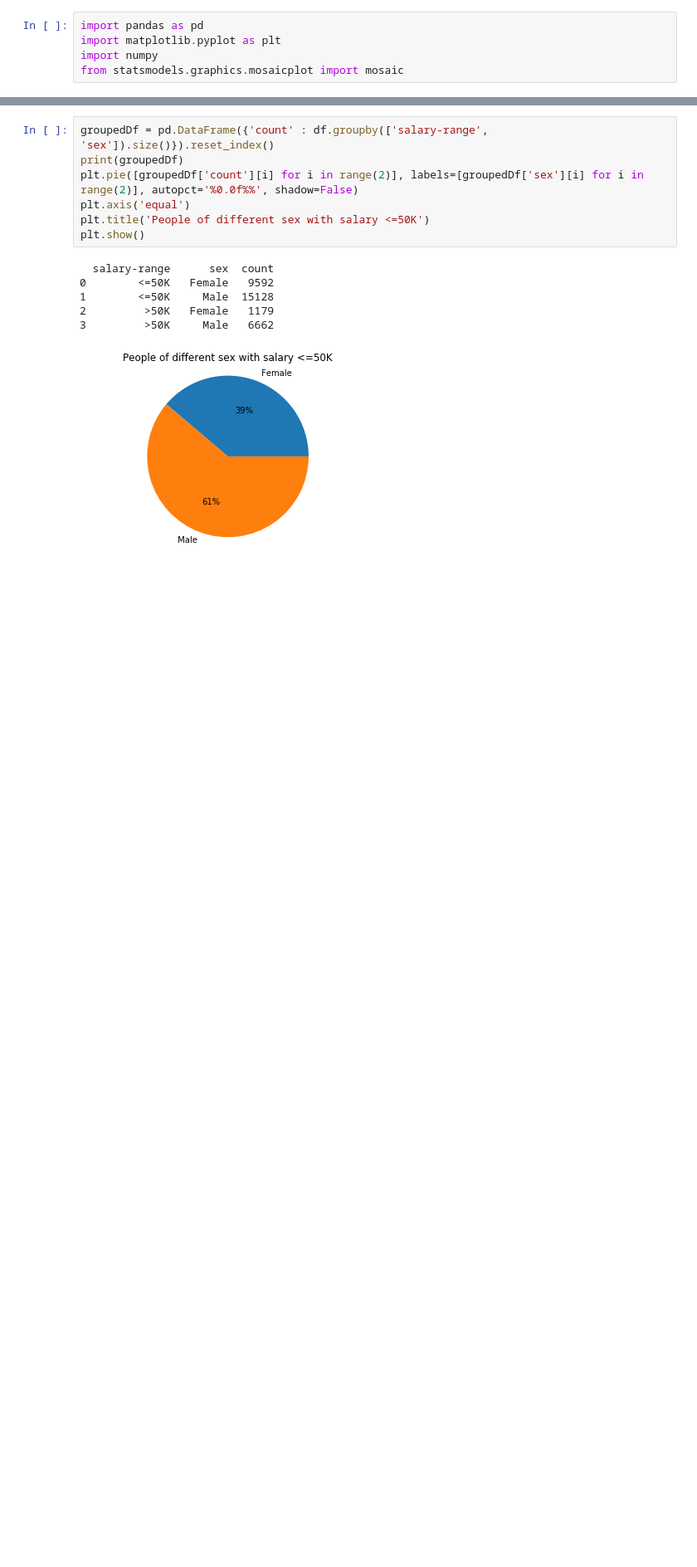
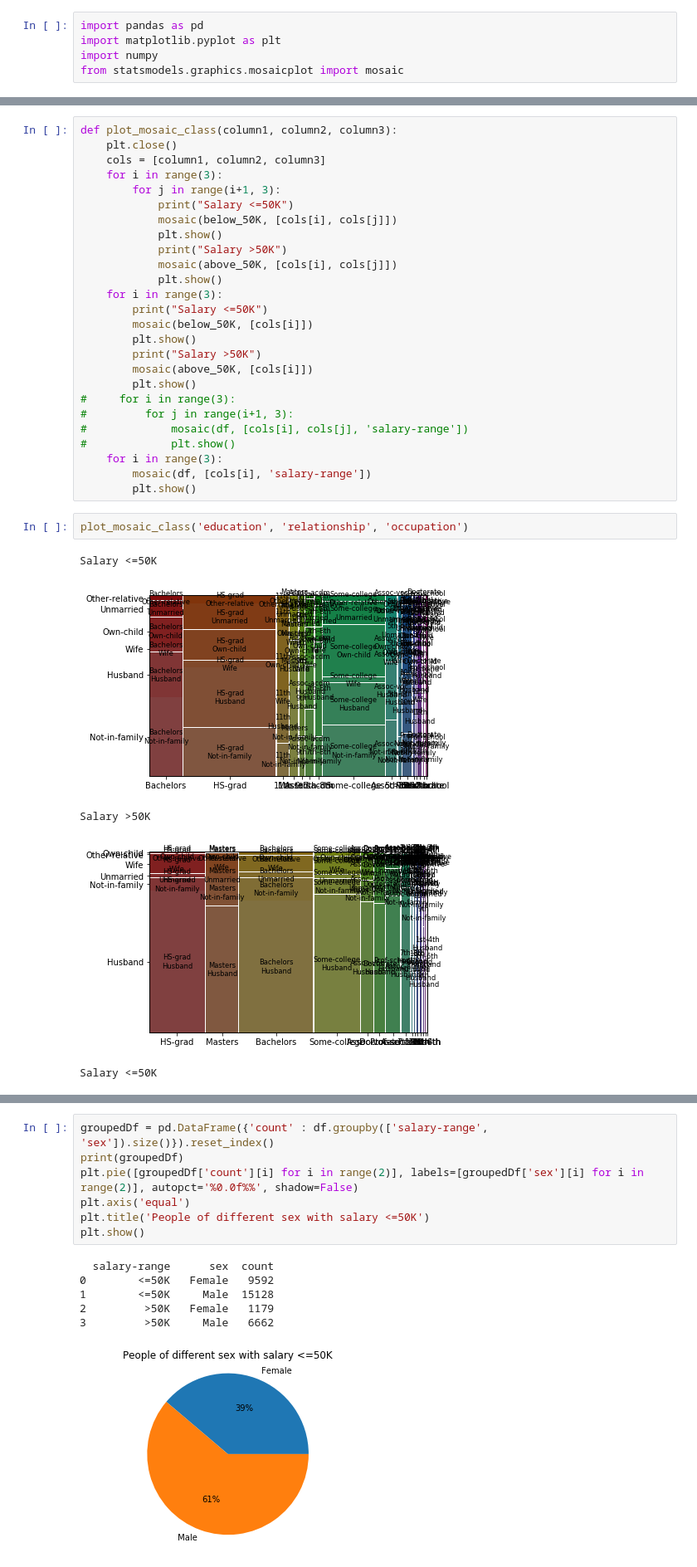
Before and after one commit to iamjagdeesh/Prediction-of-factors-influencing-salary, a Jupyter notebook: individual_attributes_analysis_jagdeesh.ipynb, the cells around one changed output, grey strips where cells are left out. Shown at 83% size. Saved outputs shown, nothing was run; the diff lists cells and outputs as text; blank space fills up the shorter version.

```diff
--- a/individual_attributes_analysis_jagdeesh.ipynb
+++ b/individual_attributes_analysis_jagdeesh.ipynb
@@ -55,0 +121,34 @@ plt.show()
+# %%
+def plot_mosaic_class(column1, column2, column3):
+    plt.close()
+    cols = [column1, column2, column3]
+    for i in range(3):
+        for j in range(i+1, 3):
+            print("Salary <=50K")
+            mosaic(below_50K, [cols[i], cols[j]])
+            plt.show()
+            print("Salary >50K")
+            mosaic(above_50K, [cols[i], cols[j]])
+            plt.show()
+    for i in range(3):
+        print("Salary <=50K")
+        mosaic(below_50K, [cols[i]])
+        plt.show()
+        print("Salary >50K")
+        mosaic(above_50K, [cols[i]])
+        plt.show()
+#     for i in range(3):
+#         for j in range(i+1, 3):
+#             mosaic(df, [cols[i], cols[j], 'salary-range'])
+#             plt.show()
+    for i in range(3):
+        mosaic(df, [cols[i], 'salary-range'])
+        plt.show()
+# %%
+plot_mosaic_class('education', 'relationship', 'occupation')
+# %% [output]
+Salary <=50K
+[figure, added]
+Salary >50K
+[figure, added]
+Salary <=50K
```
Also changed, not shown: parts of 15 cells of this notebook.
